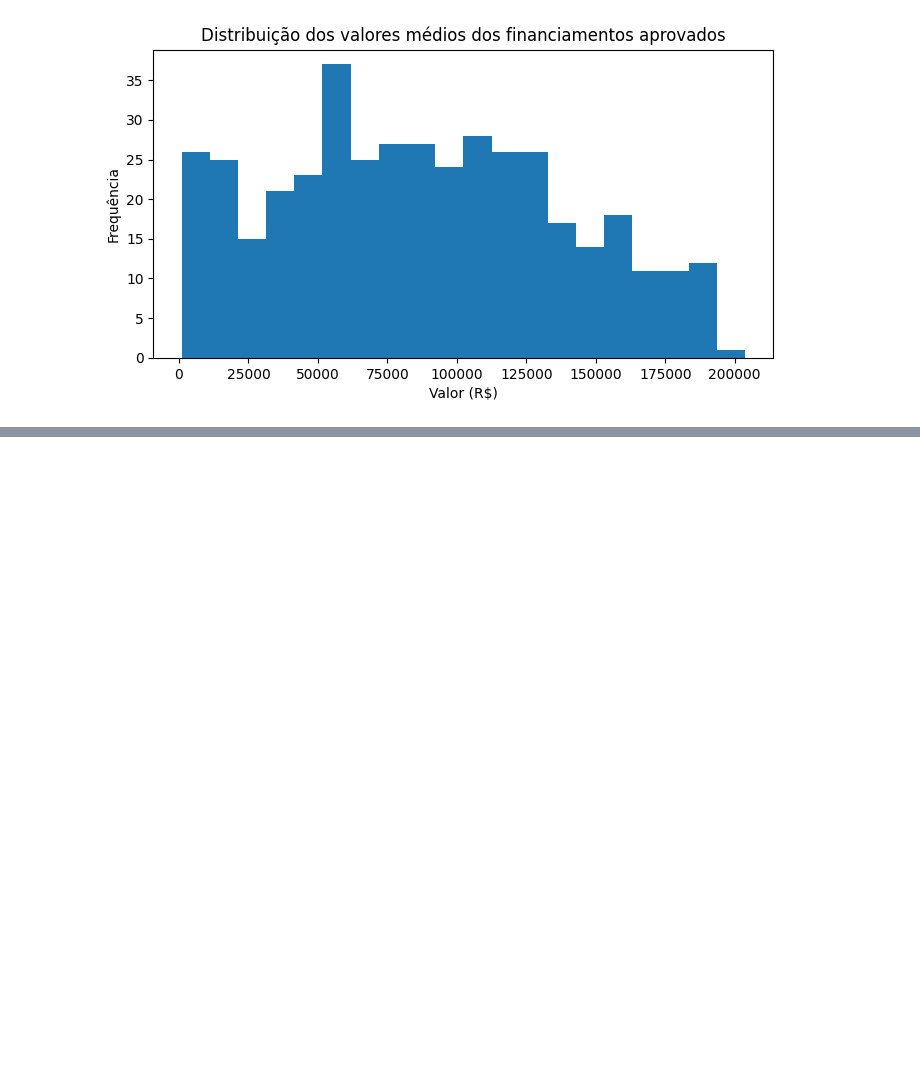
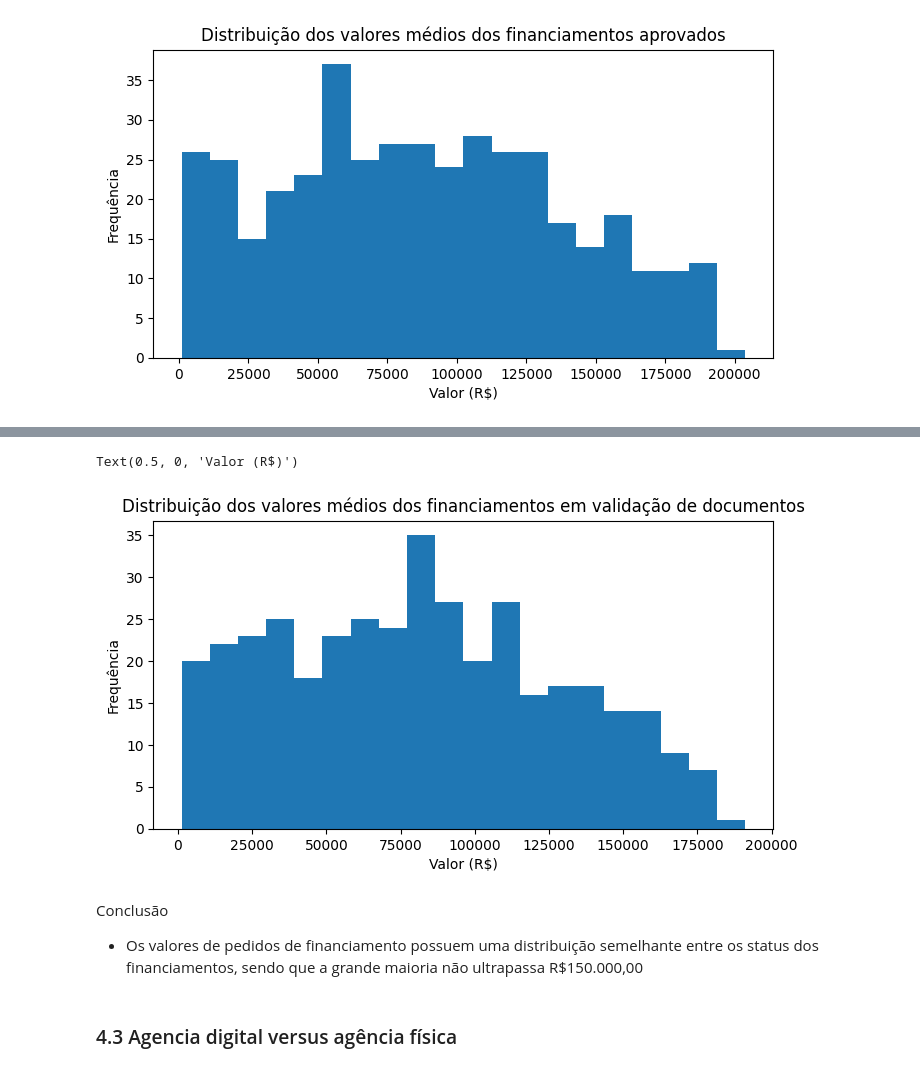
Before and after one commit to renanpan/Projeto_banco_KPI, a Jupyter notebook: lighthouse_DA_project.ipynb, the cells around one changed output, grey strips where cells are left out. Cells and saved outputs as stored; diff of their text form; code cells hidden in the pictures; blank space fills up the shorter version.

Commit message:
adicionar até a filtragem de agencias fisica e digital

```diff
--- a/lighthouse_DA_project.ipynb
+++ b/lighthouse_DA_project.ipynb
@@ -681,0 +717,20 @@ Text(0.5, 0, 'Valor (R$)')
+# %%
+#Financiamentos validação documantos
+
+financiamento_valid_doc = propostas_credito[propostas_credito['status_proposta']=='Validação documentos']
+
+media_financ_valid_doc_por_cliente = financiamento_valid_doc.groupby('cod_cliente')['valor_proposta'].mean()
+
+plt.figure(figsize=[8,4])
+media_financ_valid_doc_por_cliente.plot(kind='hist', bins=20)
+plt.title('Distribuição dos valores médios dos financiamentos em validação de documentos')
+plt.ylabel('Frequência')
+plt.xlabel('Valor (R$)')
+# %% [output]
+Text(0.5, 0, 'Valor (R$)')
+[figure, added]
+# %% [markdown]
+Conclusão
+- Os valores de pedidos de financiamento possuem uma distribuição semelhante entre os status dos financiamentos, sendo que a grande maioria não ultrapassa R$150.000,00
+# %% [markdown]
+### 4.3 Agencia digital versus agência física
```
Also changed, not shown: parts of 12 cells of this notebook.
